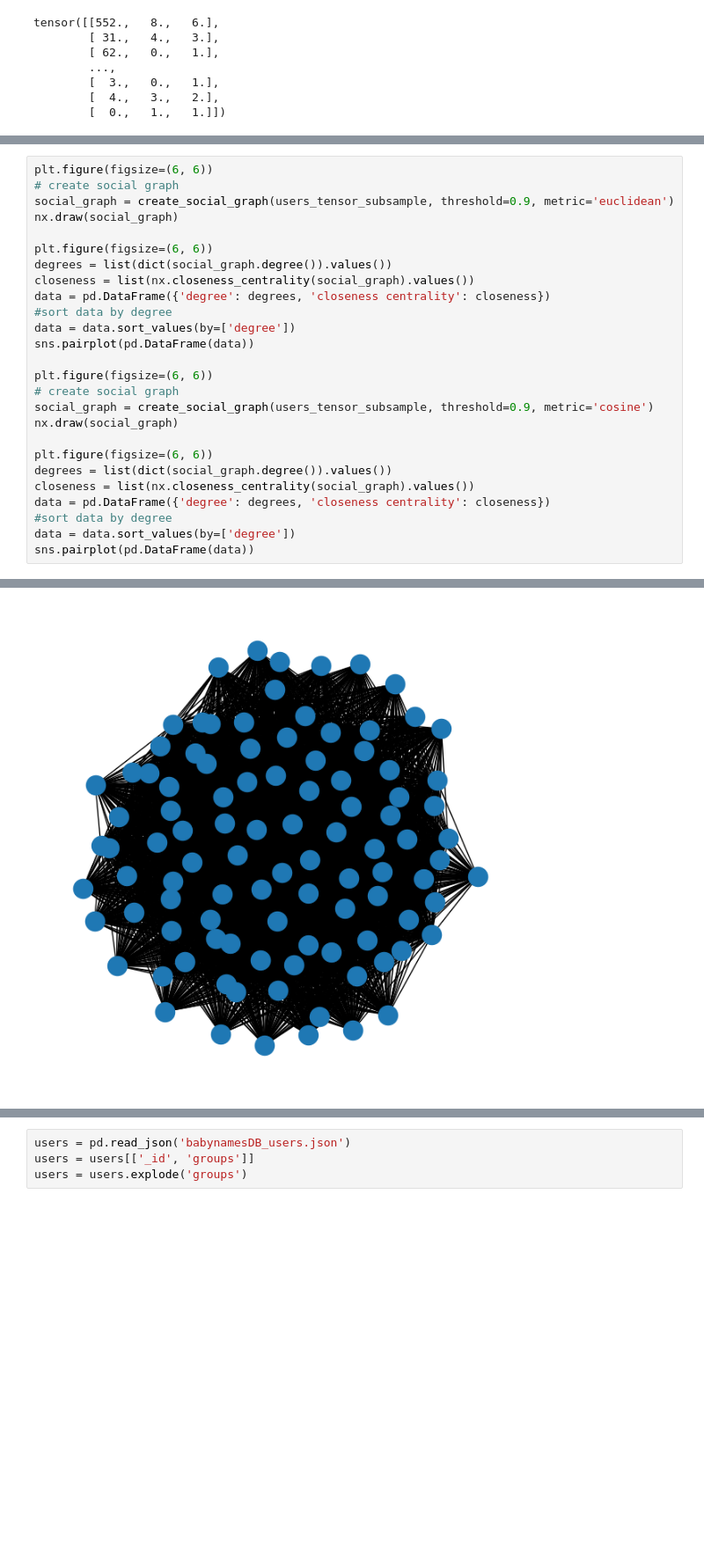
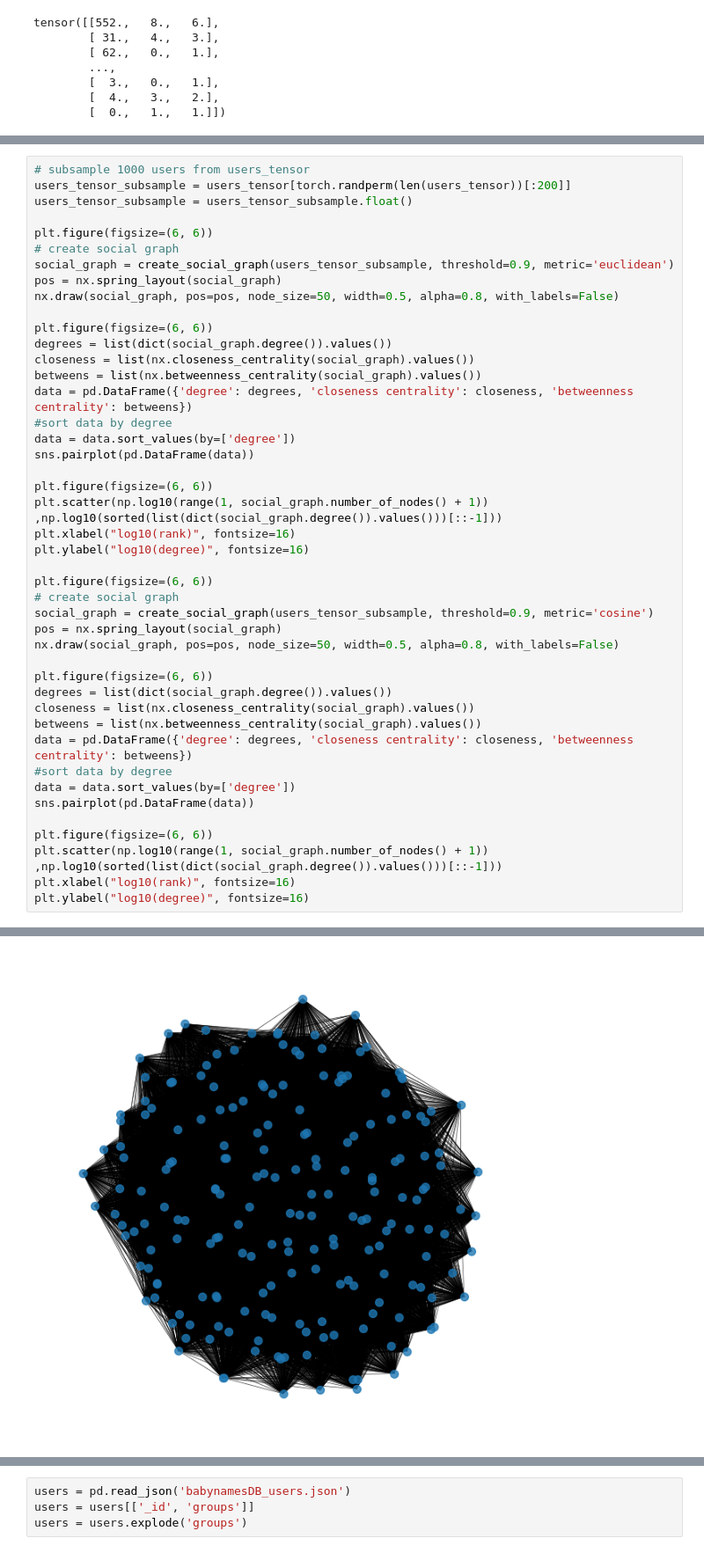
Before and after one commit to Jayman391/Graph_ML_Project, a Jupyter notebook: user_embedding_analysis.ipynb, the cells around one changed output, grey strips where cells are left out. Shown at 88% size. Cells and saved outputs as stored; diff of their text form; blank space fills up the shorter version.

```diff
--- a/user_embedding_analysis.ipynb
+++ b/user_embedding_analysis.ipynb
@@ -118,27 +114,45 @@ users_tensor_subsample = users_tensor_subsample.float()
 # %%
+# subsample 1000 users from users_tensor
+users_tensor_subsample = users_tensor[torch.randperm(len(users_tensor))[:200]]
+users_tensor_subsample = users_tensor_subsample.float()
+
 plt.figure(figsize=(6, 6))
 # create social graph
 social_graph = create_social_graph(users_tensor_subsample, threshold=0.9, metric='euclidean')
-nx.draw(social_graph)
+pos = nx.spring_layout(social_graph)
+nx.draw(social_graph, pos=pos, node_size=50, width=0.5, alpha=0.8, with_labels=False)
 
 plt.figure(figsize=(6, 6))
 degrees = list(dict(social_graph.degree()).values())
 closeness = list(nx.closeness_centrality(social_graph).values())
-data = pd.DataFrame({'degree': degrees, 'closeness centrality': closeness})
+betweens = list(nx.betweenness_centrality(social_graph).values())
+data = pd.DataFrame({'degree': degrees, 'closeness centrality': closeness, 'betweenness centrality': betweens})
 #sort data by degree
 data = data.sort_values(by=['degree'])
 sns.pairplot(pd.DataFrame(data))
 
 plt.figure(figsize=(6, 6))
+plt.scatter(np.log10(range(1, social_graph.number_of_nodes() + 1)) ,np.log10(sorted(list(dict(social_graph.degree()).values()))[::-1]))
+plt.xlabel("log10(rank)", fontsize=16)
+plt.ylabel("log10(degree)", fontsize=16)
+
+plt.figure(figsize=(6, 6))
 # create social graph
 social_graph = create_social_graph(users_tensor_subsample, threshold=0.9, metric='cosine')
-nx.draw(social_graph)
+pos = nx.spring_layout(social_graph)
+nx.draw(social_graph, pos=pos, node_size=50, width=0.5, alpha=0.8, with_labels=False)
 
 plt.figure(figsize=(6, 6))
 degrees = list(dict(social_graph.degree()).values())
 closeness = list(nx.closeness_centrality(social_graph).values())
-data = pd.DataFrame({'degree': degrees, 'closeness centrality': closeness})
+betweens = list(nx.betweenness_centrality(social_graph).values())
+data = pd.DataFrame({'degree': degrees, 'closeness centrality': closeness, 'betweenness centrality': betweens})
 #sort data by degree
 data = data.sort_values(by=['degree'])
 sns.pairplot(pd.DataFrame(data))
+
+plt.figure(figsize=(6, 6))
+plt.scatter(np.log10(range(1, social_graph.number_of_nodes() + 1)) ,np.log10(sorted(list(dict(social_graph.degree()).values()))[::-1]))
+plt.xlabel("log10(rank)", fontsize=16)
+plt.ylabel("log10(degree)", fontsize=16)
 # %% [output]
@@ -146,2 +160,2 @@ sns.pairplot(pd.DataFrame(data))
-[figure, old version]
+[figure, new version]
 <Figure size 600x600 with 0 Axes>
```
Also changed, not shown: parts of 9 cells of this notebook.
